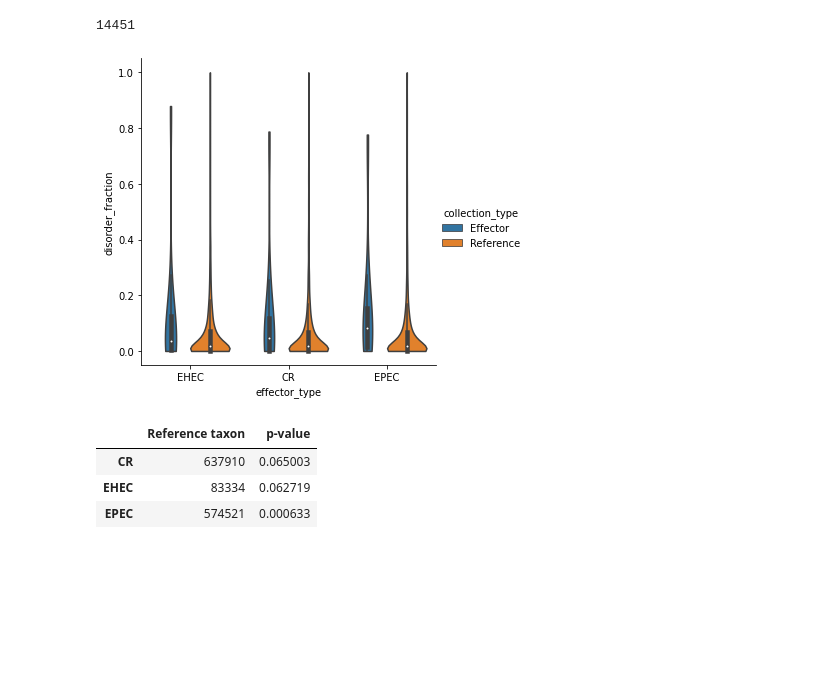
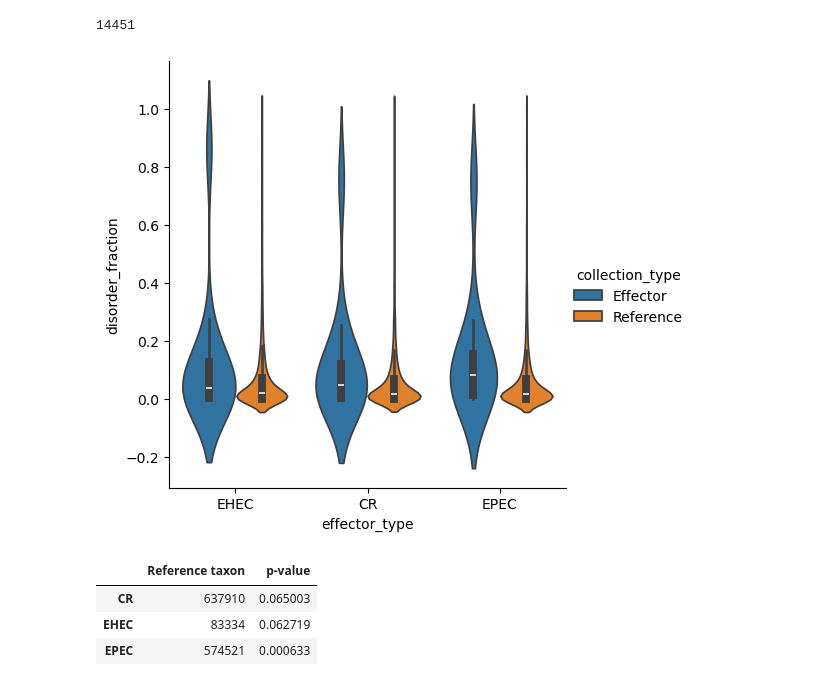
Before and after one commit to miguelarbesu/AE_pathogens, a Jupyter notebook: notebooks/disorder_pairwise_comparison_iupred_long.ipynb, the cells around one changed output. Drawn from its saved outputs; the diff is of its cells as text; code cells hidden in the pictures; blank space fills up the shorter version.

```diff
--- a/notebooks/disorder_pairwise_comparison_iupred_long.ipynb
+++ b/notebooks/disorder_pairwise_comparison_iupred_long.ipynb
@@ -87,16 +96,15 @@ len(final_df)
 # %%
 sns.catplot(
     x='effector_type',
     y='disorder_fraction',
     hue='collection_type',
     data=final_df,
-    kind='violin',
-    cut=0)
+    kind='violin')
 
 plt.savefig('../figures/pairwise_iupred-long.png',
             dpi=300)
 # %% [output]
-[figure, old version]
+[figure, new version]
 # %%
 mwu_stat_df = aepd.calc_mannwithney(final_df)
 mwu_stat_df.to_csv('../data/iupred_agg-clas/mannwithney_iupred-long.tsv', sep='\t', index_label='Effector collection')
```
Also changed, not shown: parts of 2 cells of this notebook, 2 other files.
